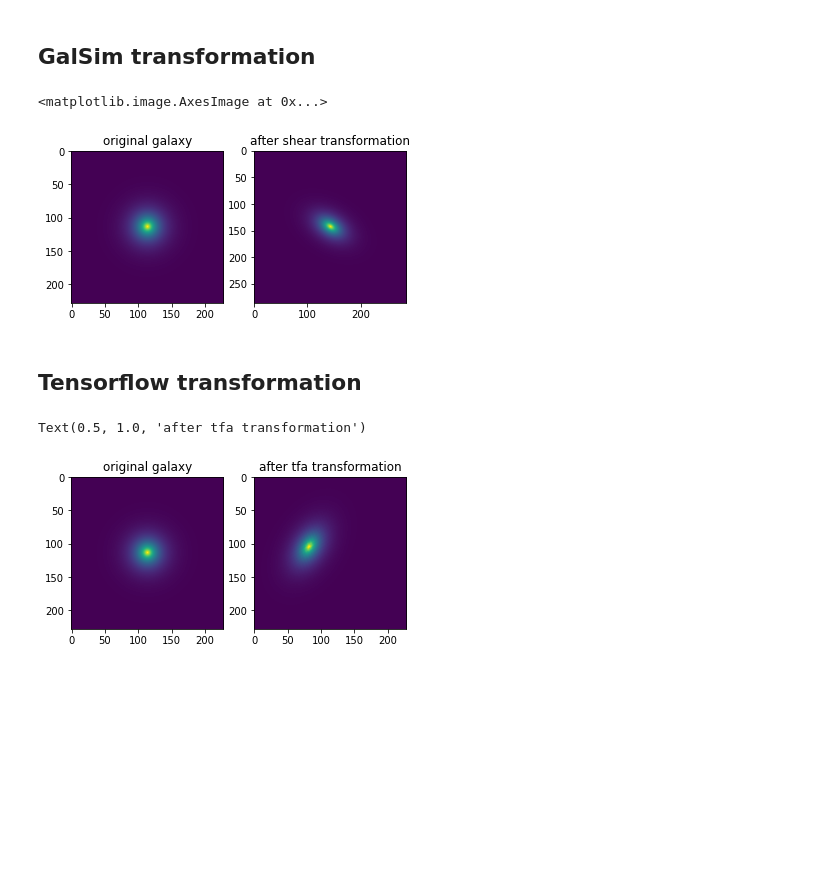
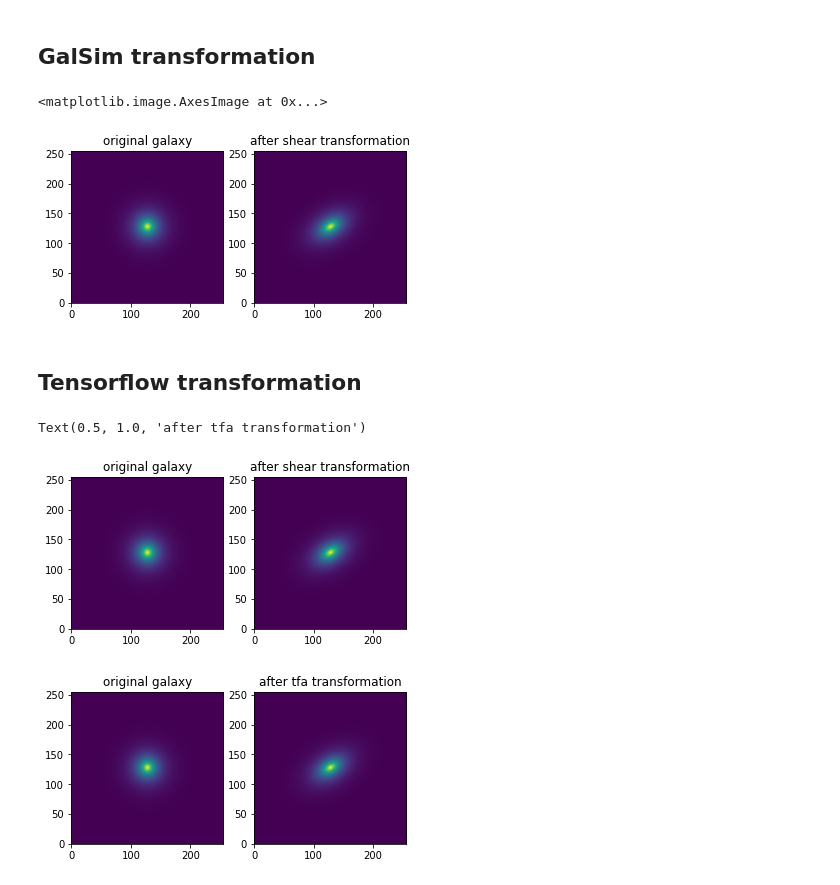
Before and after one commit to DifferentiableUniverseInitiative/GalFlow, a Jupyter notebook: notebooks/Shear_transformation.ipynb, the cells around one changed output. Saved outputs shown, nothing was run; the diff lists cells and outputs as text; code cells hidden in the pictures; blank space fills up the shorter version.

```diff
--- a/notebooks/Shear_transformation.ipynb
+++ b/notebooks/Shear_transformation.ipynb
@@ -20,6 +20,12 @@ pixel_scale = 0.2  # arcsec / pixel
 
 # Define the galaxy profile.
 gal = galsim.Exponential(flux=gal_flux, scale_radius=gal_r0)
+# To make sure that GalSim is not cheating, i.e. using the analytic formula of the light profile
+# when computing the affine transformation, it might be a good idea to instantiate the image as
+# an interpolated image.
+# We also make sure GalSim is using the same kind of interpolation as us (bilinear for TF)
+gal = galsim.InterpolatedImage(gal.drawImage(nx=256,ny=256, scale=pixel_scale),
+                               x_interpolant='linear')
 
 # Shear the galaxy by some value.
 # There are quite a few ways you can use to specify a shape.
@@ -32,18 +38,18 @@ gal = galsim.Exponential(flux=gal_flux, scale_radius=gal_r0)
 # eta1,eta2    Conformal shear components: eta1 = eta cos(2 beta), eta2 = eta sin(2 beta)
 gal = gal.shear(g1=g1, g2=g2)
 # %%
-image_original = gal.original.drawImage(scale=pixel_scale).array
-image_shear = gal.drawImage(scale=pixel_scale).array
+image_original = gal.original.drawImage(nx=256,ny=256, scale=pixel_scale, method='no_pixel').array
+image_shear = gal.drawImage(nx=256,ny=256,scale=pixel_scale, method='no_pixel').array
 # %%
 subplot(121)
-imshow(image_original)
+imshow(image_original, origin='lower')
 title('original galaxy')
 subplot(122)
 title('after shear transformation')
-imshow(image_shear)
+imshow(image_shear, origin='lower')
 # %% [output]
 <matplotlib.image.AxesImage at 0x...>
-[figure, old version]
+[figure, new version]
 # %% [markdown]
 ## Tensorflow transformation
 # %%
@@ -54,4 +60,4 @@ img = tf.convert_to_tensor(image_original)
 # %%
 # get the jacobian matrix
 jac = galsim.Shear(g1=g1, g2=g2).getMatrix()#.ravel().tolist()
-jac = tf.cast(jac, float32)
+jac = tf.cast(np.linalg.inv(jac), float32)
@@ -62,10 +66,28 @@ img2 = tfa.image.transform(img, transforms=transform)
+# %%
+# Coefficients of the transformation are [a0, a1, a2, b0, b1, b2, c0, c1]
+# with (x', y') = ((a0 x + a1 y + a2) / k, (b0 x + b1 y + b2) / k), where k = c0 x + c1 y + 1
+transform = tf.convert_to_tensor([jac[0,0], jac[0,1], ((1-jac[0,0]) - jac[0,1])*255/2,
+                                  jac[1,0], jac[1,1], ((1-jac[1,1]) - jac[1,0])*255/2,
+                                  0., 0.])
+# Because I'm too lazy to workout the coordinate shift corresponding to
+img2 = tfa.image.transform(img, transforms=transform, interpolation='bilinear')
 # %%
+figure()
 subplot(121)
-imshow(img.numpy())
+imshow(image_original, origin='lower')
 title('original galaxy')
 subplot(122)
-imshow(img2.numpy())
+title('after shear transformation')
+imshow(image_shear, origin='lower')
+
+figure()
+subplot(121)
+imshow(img.numpy(), origin='lower')
+title('original galaxy')
+subplot(122)
+imshow(img2.numpy(), origin='lower')
 title('after tfa transformation')
 # %% [output]
 Text(0.5, 1.0, 'after tfa transformation')
-[figure, old version]
+[figure, new version]
+[figure, added]
```
Also changed, not shown: parts of 3 cells of this notebook.
